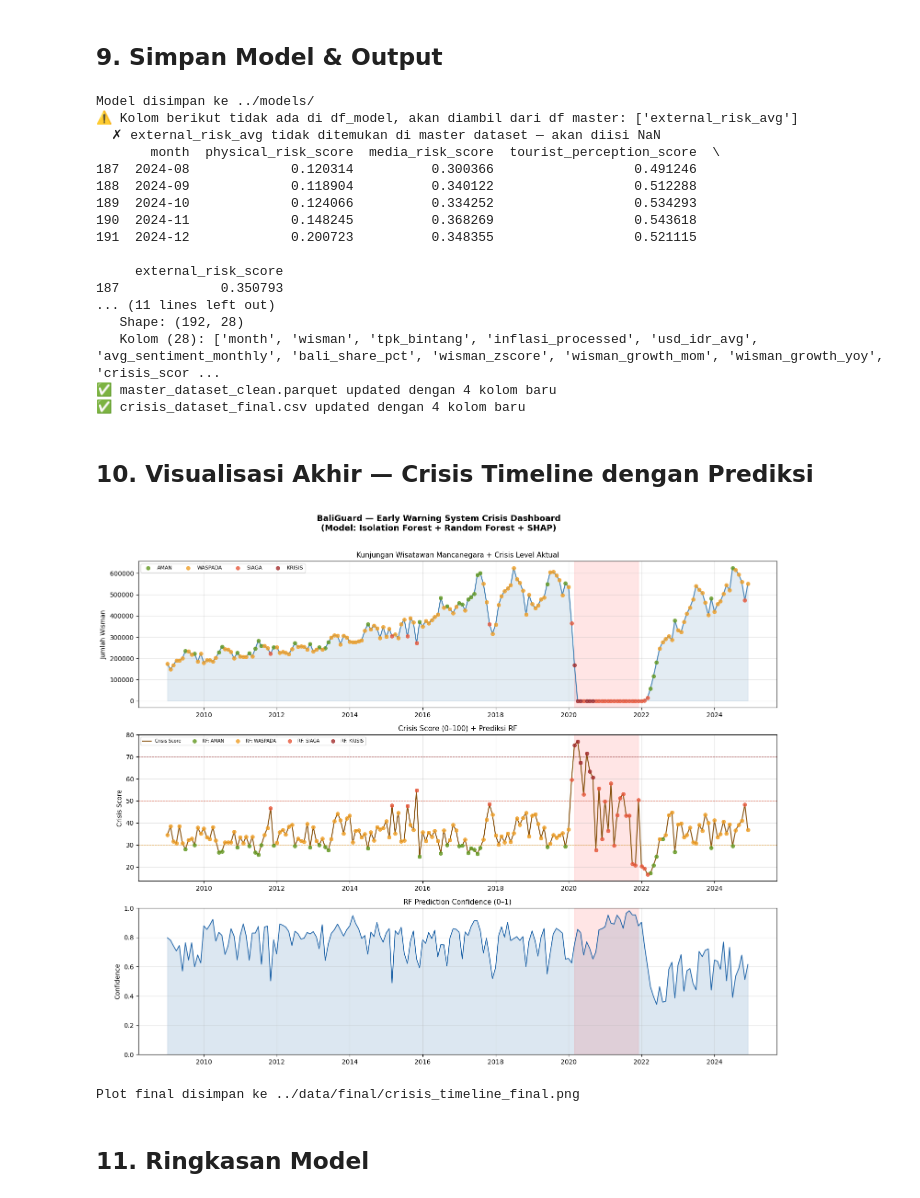
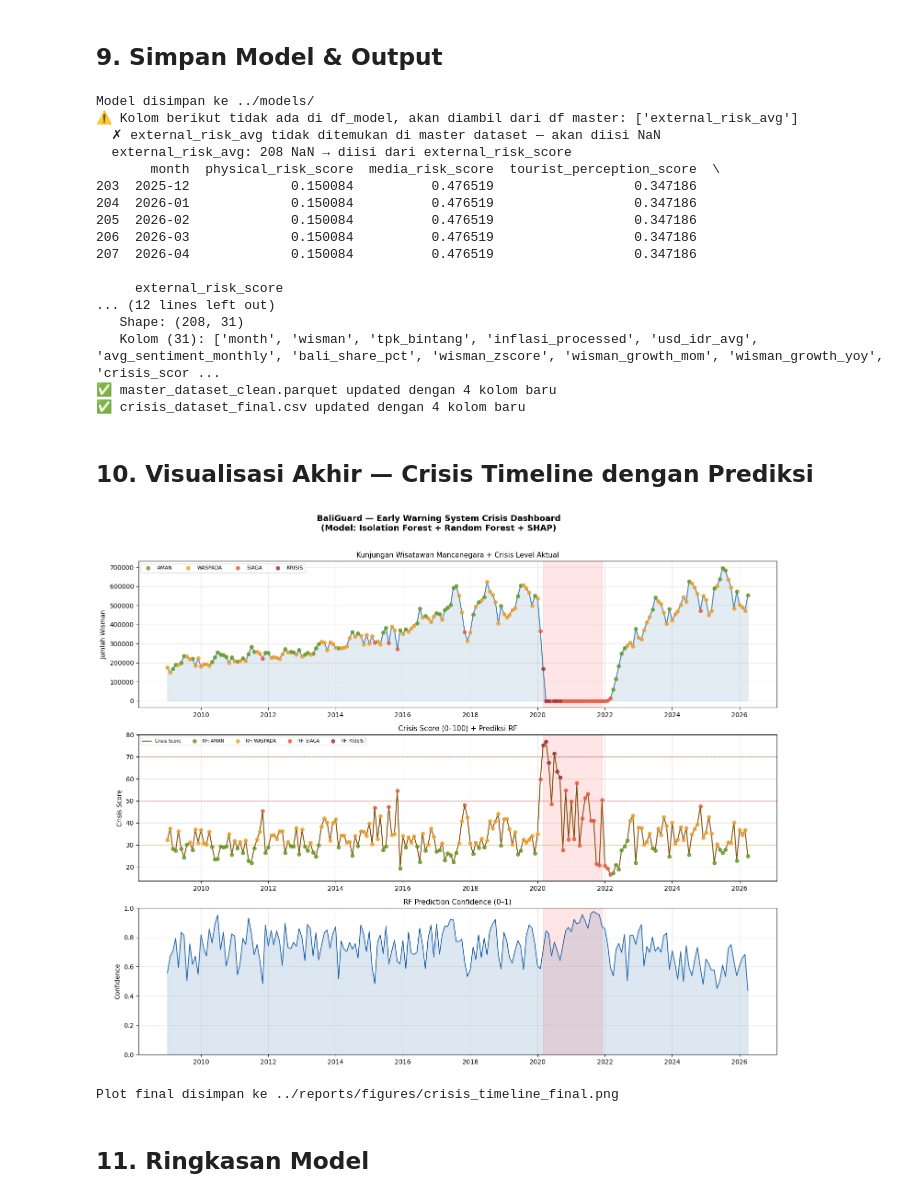
Before and after one commit to indrianisaptr/BaliGuard-Early-Warning-System, a Jupyter notebook: notebooks/05_Modeling_Anomaly_Detection_Classification.ipynb, the cells around one changed output. Drawn from its saved outputs; the diff is of its cells as text; code cells hidden in the pictures.

```diff
--- a/notebooks/05_Modeling_Anomaly_Detection_Classification.ipynb
+++ b/notebooks/05_Modeling_Anomaly_Detection_Classification.ipynb
@@ -1321,7 +1322,11 @@ OUTPUT_COLS_REQUIRED = [
     'physical_risk_score',
     'media_risk_score',
     'tourist_perception_score',
-    'external_risk_score'
+    'external_risk_score',
+    'wisman_recovery_pct',
+    # Tambahan: dipakai NB06 untuk dominant_factor & narasi
+    'pct_negative_monthly',
+    'usd_volatility_3m',
 ]
 
 # Pastikan semua kolom wajib ada — tanpa merge ganda yang bisa bikin _x/_y
@@ -1341,6 +1346,19 @@ if missing_output_cols:
         else:
             print(f'  ✗ {col} tidak ditemukan di master dataset — akan diisi NaN')
             df_model[col] = np.nan
+
+# ── Fix external_risk_avg NaN — isi dari external_risk_score ─────────────────
+# external_risk_avg tidak ada di parquet NB04 (kolom _x/_y dari merge),
+# tapi external_risk_score berisi nilai yang setara (external_risk_avg_y)
+if 'external_risk_avg' in df_model.columns:
+    _null_era = df_model['external_risk_avg'].isnull().sum()
+    if _null_era > 0:
+        _fallback = df_model.get('external_risk_score',
+                    df_model.get('external_risk_avg_y', np.nan))
+        df_model['external_risk_avg'] = df_model['external_risk_avg'].fillna(_fallback)
+        print(f'  external_risk_avg: {_null_era} NaN → diisi dari external_risk_score')
+    else:
+        print('  external_risk_avg: sudah bersih (0 NaN)')
 
 # Filter hanya kolom yang benar-benar ada
 output_cols = [c for c in OUTPUT_COLS_REQUIRED if c in df_model.columns]
@@ -1403,18 +1421,18 @@ print("✅ crisis_dataset_final.csv updated dengan 4 kolom baru")
 Model disimpan ke ../models/
 ⚠ Kolom berikut tidak ada di df_model, akan diambil dari df master: ['external_risk_avg']
   ✗ external_risk_avg tidak ditemukan di master dataset — akan diisi NaN
+  external_risk_avg: 208 NaN → diisi dari external_risk_score
        month  physical_risk_score  media_risk_score  tourist_perception_score  \
-187  2024-08             0.120314          0.300366                  0.491246
-188  2024-09             0.118904          0.340122                  0.512288
-189  2024-10             0.124066          0.334252                  0.534293
-190  2024-11             0.148245          0.368269                  0.543618
-191  2024-12             0.200723          0.348355                  0.521115
+203  2025-12             0.150084          0.476519                  0.347186
+204  2026-01             0.150084          0.476519                  0.347186
+205  2026-02             0.150084          0.476519                  0.347186
+206  2026-03             0.150084          0.476519                  0.347186
+207  2026-04             0.150084          0.476519                  0.347186
 
      external_risk_score
-187             0.350793
-... (11 lines left out)
-   Shape: (192, 28)
-   Kolom (28): ['month', 'wisman', 'tpk_bintang', 'inflasi_processed', 'usd_idr_avg', 'avg_sentiment_monthly', 'bali_share_pct', 'wisman_zscore', 'wisman_growth_mom', 'wisman_growth_yoy', 'crisis_scor ...
+... (12 lines left out)
+   Shape: (208, 31)
+   Kolom (31): ['month', 'wisman', 'tpk_bintang', 'inflasi_processed', 'usd_idr_avg', 'avg_sentiment_monthly', 'bali_share_pct', 'wisman_zscore', 'wisman_growth_mom', 'wisman_growth_yoy', 'crisis_scor ...
 ✅ master_dataset_clean.parquet updated dengan 4 kolom baru
 ✅ crisis_dataset_final.csv updated dengan 4 kolom baru
 # %% [markdown]
@@ -1443,37 +1461,38 @@ ax1.grid(alpha=0.3)
 ax2 = axes[1]
 ax2.plot(months_dt, df_model['crisis_score_100'], color='#854F0B', linewidth=1.5, label='Crisis Score')
 for level, color in color_map.items():
     mask = df_model['rf_predicted_level'] == level
     ax2.scatter(months_dt[mask], df_model['crisis_score_100'][mask],
                 color=color, s=30, zorder=5, alpha=0.8, label=f'RF: {level}')
 ax2.axhline(70, color='#A32D2D', linestyle='--', alpha=0.5, linewidth=0.8)
 ax2.axhline(50, color='#E8593C', linestyle='--', alpha=0.5, linewidth=0.8)
 ax2.axhline(30, color='#EF9F27', linestyle='--', alpha=0.5, linewidth=0.8)
 ax2.axvspan(pd.Timestamp('2020-03'), pd.Timestamp('2021-12'), alpha=0.1, color='red')
 ax2.set_title('Crisis Score (0–100) + Prediksi RF', fontsize=11)
 ax2.set_ylabel('Crisis Score')
 ax2.legend(fontsize=7, ncol=5)
 ax2.grid(alpha=0.3)
 
 # Plot 3: RF confidence
 ax3 = axes[2]
 ax3.plot(months_dt, df_model['rf_confidence'], color='#185FA5', linewidth=1.2)
 ax3.fill_between(months_dt, 0, df_model['rf_confidence'], alpha=0.15, color='#185FA5')
 ax3.axvspan(pd.Timestamp('2020-03'), pd.Timestamp('2021-12'), alpha=0.1, color='red')
 ax3.set_title('RF Prediction Confidence (0–1)', fontsize=11)
 ax3.set_ylabel('Confidence')
 ax3.set_ylim(0, 1)
 ax3.grid(alpha=0.3)
 
 plt.suptitle('BaliGuard — Early Warning System Crisis Dashboard\n(Model: Isolation Forest + Random Forest + SHAP)',
              fontsize=13, fontweight='bold', y=1.01)
 plt.tight_layout()
-plt.savefig('../data/final/crisis_timeline_final.png', dpi=150, bbox_inches='tight')
+os.makedirs('../reports/figures', exist_ok=True)
+plt.savefig('../reports/figures/crisis_timeline_final.png', dpi=150, bbox_inches='tight')
 plt.show()
-print('Plot final disimpan ke ../data/final/crisis_timeline_final.png')
+print('Plot final disimpan ke ../reports/figures/crisis_timeline_final.png')
 # %% [output]
-[figure, old version]
+[figure, new version]
-Plot final disimpan ke ../data/final/crisis_timeline_final.png
+Plot final disimpan ke ../reports/figures/crisis_timeline_final.png
 # %% [markdown]
 ## 11. Ringkasan Model
 # %%
```
Also changed, not shown: parts of 26 cells of this notebook, 45 other files.
